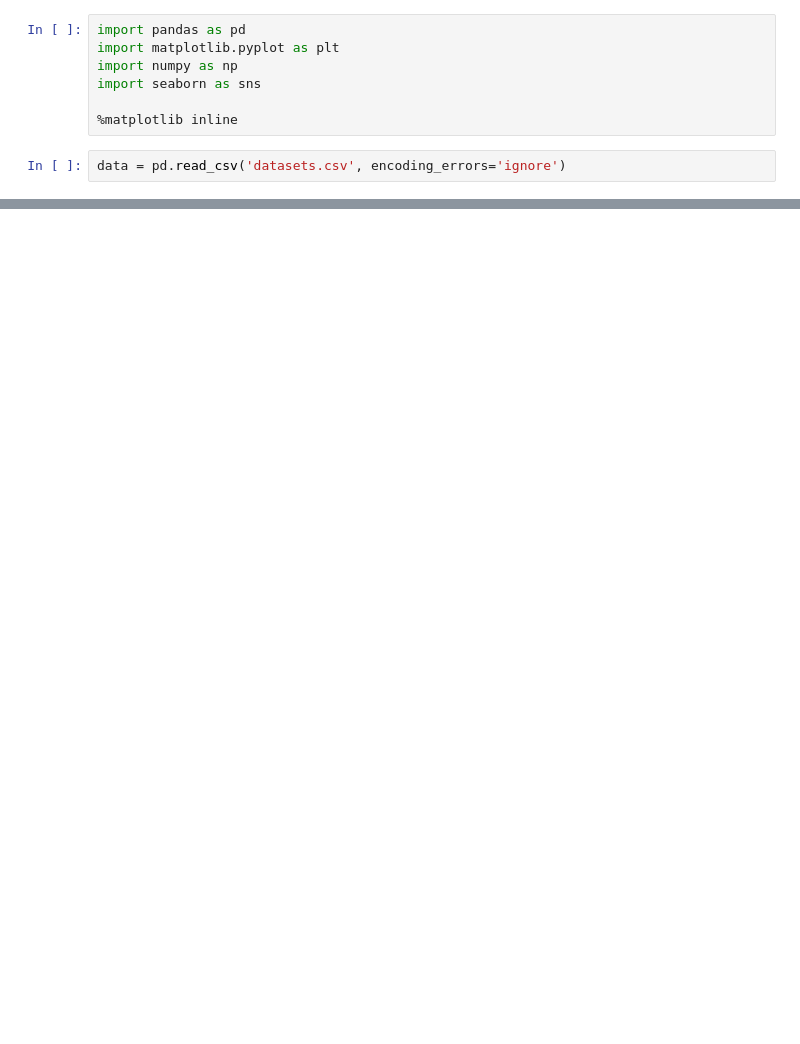
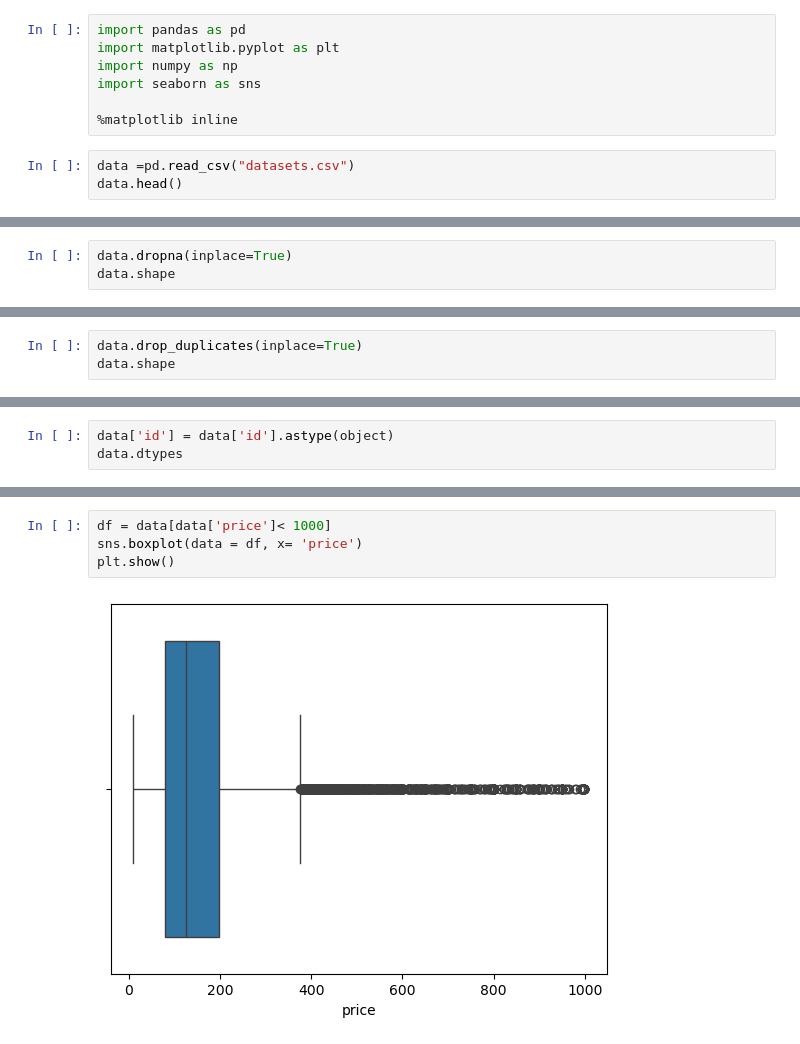
Before and after one commit to sharat-R001/Data-Analytics-, a Jupyter notebook: AirBnB.ipynb, the cells around one changed output, grey strips where cells are left out. Cells and saved outputs as stored; diff of their text form; blank space fills up the shorter version.

```diff
--- a/AirBnB.ipynb
+++ b/AirBnB.ipynb
@@ -6,5 +6,6 @@ import seaborn as sns
 
 %matplotlib inline
 # %%
-data = pd.read_csv('datasets.csv', encoding_errors='ignore')
+data =pd.read_csv("datasets.csv")
+data.head()
 # %% [output]
@@ -11,0 +75,3 @@ FileNotFoundError: [Errno 2] No such file or directory: 'datasets.csv'
+# %%
+data.dropna(inplace=True)
+data.shape
@@ -11,0 +98,3 @@ FileNotFoundError: [Errno 2] No such file or directory: 'datasets.csv'
+# %%
+data.drop_duplicates(inplace=True)
+data.shape
@@ -11,0 +123,3 @@ FileNotFoundError: [Errno 2] No such file or directory: 'datasets.csv'
+# %%
+data['id'] = data['id'].astype(object)
+data.dtypes
@@ -11,0 +144,6 @@ FileNotFoundError: [Errno 2] No such file or directory: 'datasets.csv'
+# %%
+df = data[data['price']< 1000]
+sns.boxplot(data = df, x= 'price')
+plt.show()
+# %% [output]
+[figure, added]
```
Also changed, not shown: parts of 19 cells of this notebook.
